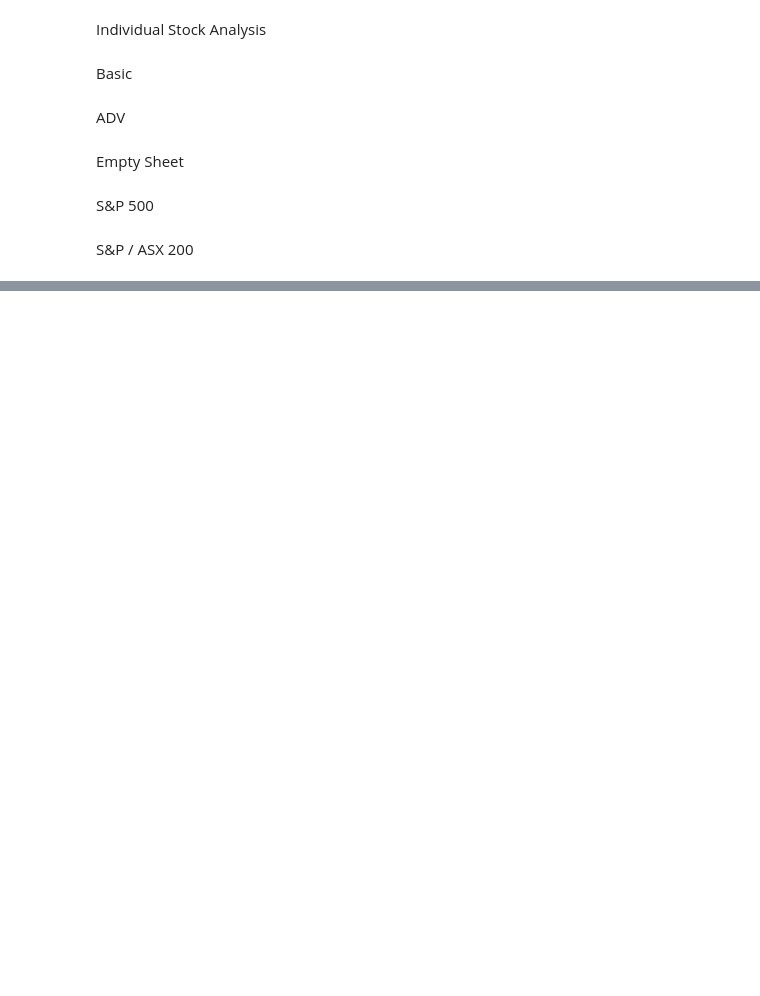
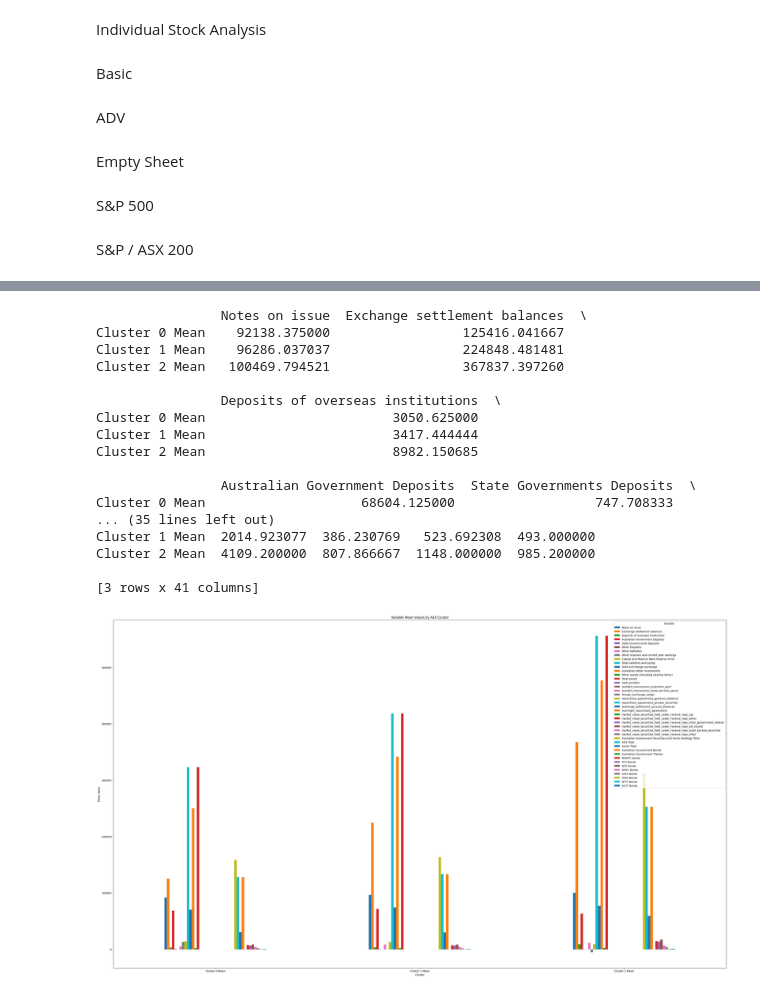
Before and after one commit to KunAn89/Modeling, a Jupyter notebook: Feature_Engineering_Doing.ipynb, the cells around one changed output, grey strips where cells are left out. Drawn from its saved outputs; the diff is of its cells as text; code cells hidden in the pictures; blank space fills up the shorter version.

```diff
--- a/Feature_Engineering_Doing.ipynb
+++ b/Feature_Engineering_Doing.ipynb
@@ -1130,0 +1210,48 @@ Accuracy: 0.9948186528497409
+# %%
+
+asx_df['Cluster Name'] = asx_df['KMeans_Cluster'].map(cluster_names)
+
+asx_cluster_summary = pd.DataFrame()
+
+for cluster in asx_df['KMeans_Cluster'].unique():
+
+    cluster_dates = asx_df[asx_df['KMeans_Cluster'] == cluster].index.intersection(final_df.index)
+
+    if not cluster_dates.empty:
+
+        cluster_data = final_df.loc[cluster_dates]
+
+        asx_cluster_summary[f'Cluster {cluster} Mean'] = cluster_data.mean()
+
+
+asx_cluster_summary = asx_cluster_summary.T
+
+print(asx_cluster_summary)
+
+if not asx_cluster_summary.empty:
+    asx_cluster_summary.plot(kind='bar', figsize=(42, 24))
+    plt.title('Variable Mean Values by ASX Cluster')
+    plt.ylabel('Mean Value')
+    plt.xlabel('Cluster')
+    plt.xticks(rotation=0)
+    plt.legend(title='Variable')
+    plt.show()
+# %% [output]
+                Notes on issue  Exchange settlement balances  \
+Cluster 0 Mean    92138.375000                 125416.041667
+Cluster 1 Mean    96286.037037                 224848.481481
+Cluster 2 Mean   100469.794521                 367837.397260
+
+                Deposits of overseas institutions  \
+Cluster 0 Mean                        3050.625000
+Cluster 1 Mean                        3417.444444
+Cluster 2 Mean                        8982.150685
+
+                Australian Government Deposits  State Governments Deposits  \
+Cluster 0 Mean                    68604.125000                  747.708333
+... (35 lines left out)
+Cluster 1 Mean  2014.923077  386.230769   523.692308  493.000000
+Cluster 2 Mean  4109.200000  807.866667  1148.000000  985.200000
+
+[3 rows x 41 columns]
+[figure, added]
```
Also changed, not shown: parts of 6 cells of this notebook.
